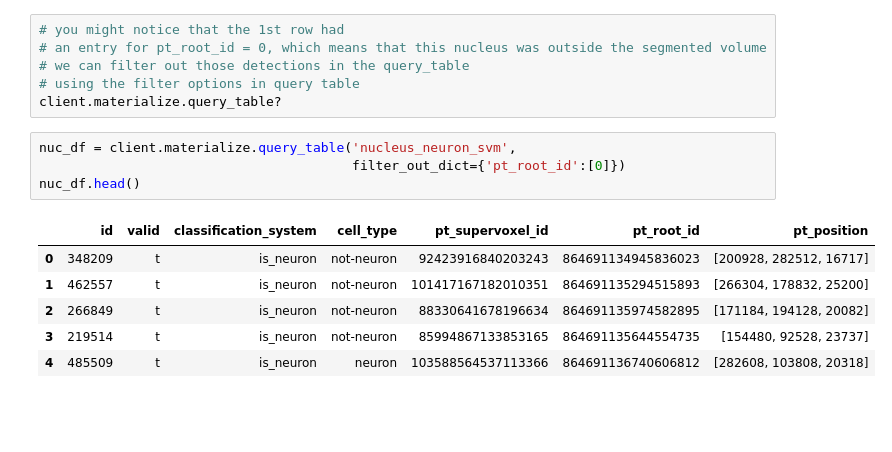
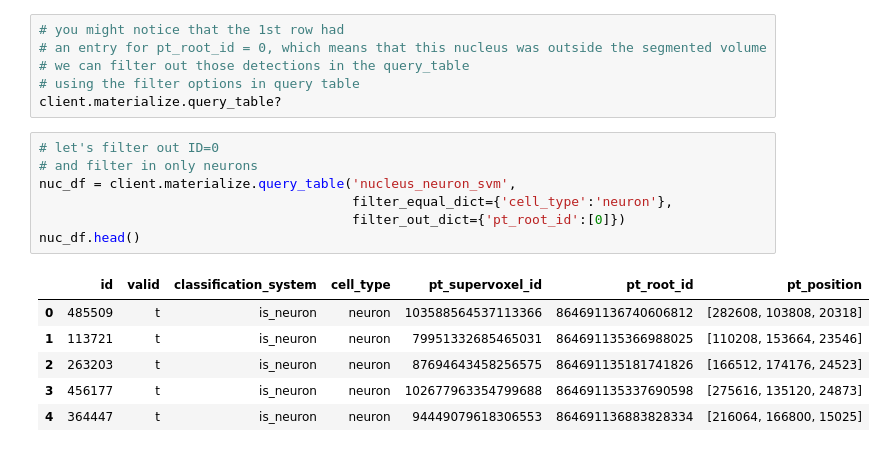
Before and after one commit to AllenInstitute/MicronsBinder, a Jupyter notebook: notebooks/mm3_intro/SynapseAndAnnotationQuery.ipynb, the cells around one changed output. Cells and saved outputs as stored; diff of their text form; blank space fills up the shorter version.

```diff
--- a/notebooks/mm3_intro/SynapseAndAnnotationQuery.ipynb
+++ b/notebooks/mm3_intro/SynapseAndAnnotationQuery.ipynb
@@ -201,14 +204,17 @@ nuc_df.head()
 # using the filter options in query table
 client.materialize.query_table?
 # %%
+# let's filter out ID=0
+# and filter in only neurons
 nuc_df = client.materialize.query_table('nucleus_neuron_svm',
+                                        filter_equal_dict={'cell_type':'neuron'},
                                         filter_out_dict={'pt_root_id':[0]})
 nuc_df.head()
 # %% [output]
 |  | id | valid | classification_system | cell_type | pt_supervoxel_id | pt_root_id | pt_position |
-| 0 | 348209 | t | is_neuron | not-neuron | 92423916840203243 | 864691134945836023 | [200928, 282512, 16717] |
-| 1 | 462557 | t | is_neuron | not-neuron | 101417167182010351 | 864691135294515893 | [266304, 178832, 25200] |
-| 2 | 266849 | t | is_neuron | not-neuron | 88330641678196634 | 864691135974582895 | [171184, 194128, 20082] |
-| 3 | 219514 | t | is_neuron | not-neuron | 85994867133853165 | 864691135644554735 | [154480, 92528, 23737] |
-| 4 | 485509 | t | is_neuron | neuron | 103588564537113366 | 864691136740606812 | [282608, 103808, 20318] |
+| 0 | 485509 | t | is_neuron | neuron | 103588564537113366 | 864691136740606812 | [282608, 103808, 20318] |
+| 1 | 113721 | t | is_neuron | neuron | 79951332685465031 | 864691135366988025 | [110208, 153664, 23546] |
+| 2 | 263203 | t | is_neuron | neuron | 87694643458256575 | 864691135181741826 | [166512, 174176, 24523] |
+| 3 | 456177 | t | is_neuron | neuron | 102677963354799688 | 864691135337690598 | [275616, 135120, 24873] |
+| 4 | 364447 | t | is_neuron | neuron | 94449079618306553 | 864691136883828334 | [216064, 166800, 15025] |
 # %%
```
Also changed, not shown: parts of 25 cells of this notebook.
